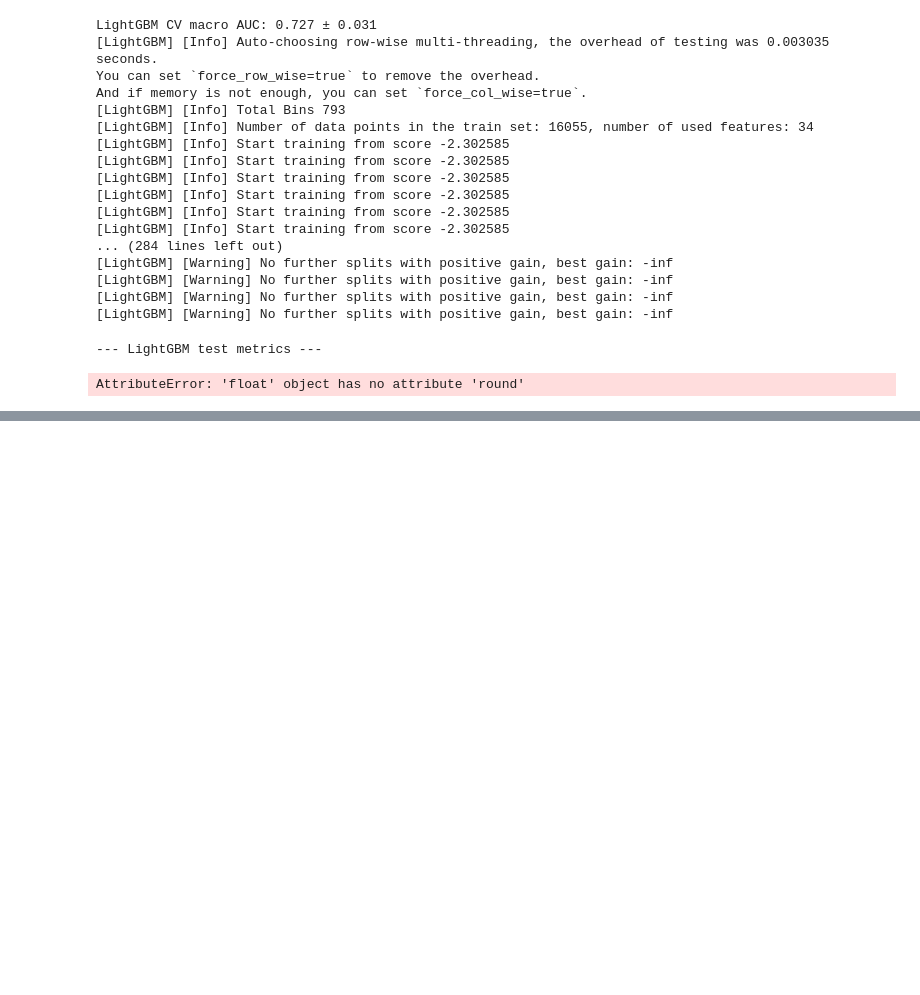
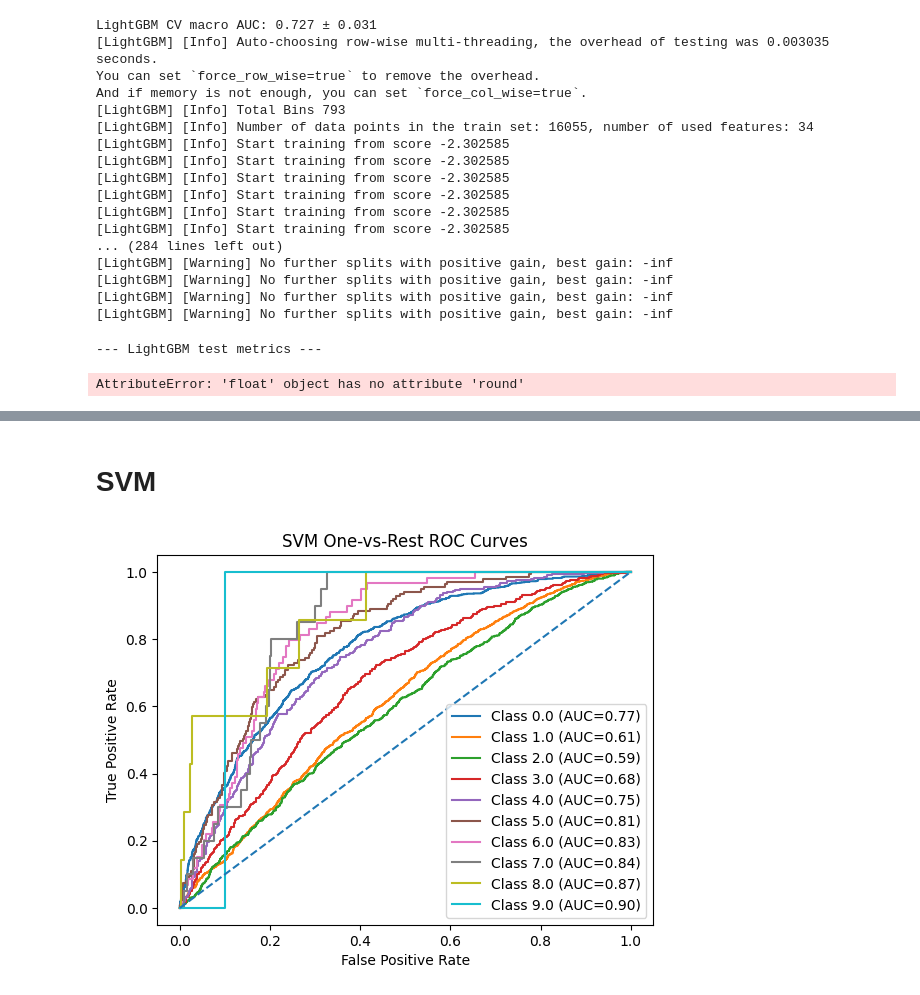
Before and after one commit to darrencheninfo/ADS504_G1_Project, a Jupyter notebook: modeling_v2.ipynb, the cells around one changed output, grey strips where cells are left out. Cells and saved outputs as stored; diff of their text form; code cells hidden in the pictures; blank space fills up the shorter version.

```diff
--- a/modeling_v2.ipynb
+++ b/modeling_v2.ipynb
@@ -421,0 +621,67 @@ print(classification_report(y_test, y_pred_lgbm))
+# %% [markdown]
+# SVM
+# %%
+#  Support Vector Machine classification + ROC plot
+from sklearn.svm import SVC
+from sklearn.pipeline import Pipeline
+from sklearn.preprocessing import label_binarize
+from sklearn.metrics import (
+    accuracy_score, balanced_accuracy_score,
+    classification_report, roc_curve, auc, roc_auc_score
+)
+import matplotlib.pyplot as plt
+import numpy as np
+
+# Build SVM pipeline
+svm_pipe = Pipeline([
+    ("prep", preprocess),
+    ("clf", SVC(
+        kernel="rbf",
+        C=1.0,
+        probability=True,
+        class_weight="balanced",
+        random_state=42
+    ))
+])
+
+# Fit on training data
+svm_pipe.fit(X_train, y_train)
+
+# Predict on test set
+y_pred  = svm_pipe.predict(X_test)
+y_proba = svm_pipe.predict_proba(X_test)
+
+# Binarize test labels for ROC
+classes = np.sort(y.unique())
+y_test_bin = label_binarize(y_test, classes=classes)
+
+# Compute ROC curve and AUC for each class
+fpr = {}
+tpr = {}
+roc_auc = {}
+for i, cls in enumerate(classes):
+    fpr[i], tpr[i], _ = roc_curve(y_test_bin[:, i], y_proba[:, i])
+    roc_auc[i] = auc(fpr[i], tpr[i])
+
+# Compute macro-average AUC
+macro_auc = roc_auc_score(y_test_bin, y_proba,
+                          average="macro", multi_class="ovr")
+
+# Plot One-vs-Rest ROC curves
+plt.figure()
+for i, cls in enumerate(classes):
+    plt.plot(fpr[i], tpr[i], label=f"Class {cls} (AUC={roc_auc[i]:.2f})")
+plt.plot([0, 1], [0, 1], linestyle="--")
+plt.xlabel("False Positive Rate")
+plt.ylabel("True Positive Rate")
+plt.title("SVM One-vs-Rest ROC Curves")
+plt.legend(loc="lower right")
+plt.show()
+
+# Print evaluation metrics
+print("Accuracy:      ", round(accuracy_score(y_test, y_pred), 3))
+print("Balanced Acc:  ", round(balanced_accuracy_score(y_test, y_pred), 3))
+print("Macro AUC:     ", round(macro_auc, 3))
+print("\n" + classification_report(y_test, y_pred, digits=3))
+# %% [output]
+[figure, added]
```
Also changed, not shown: parts of 24 cells of this notebook.
